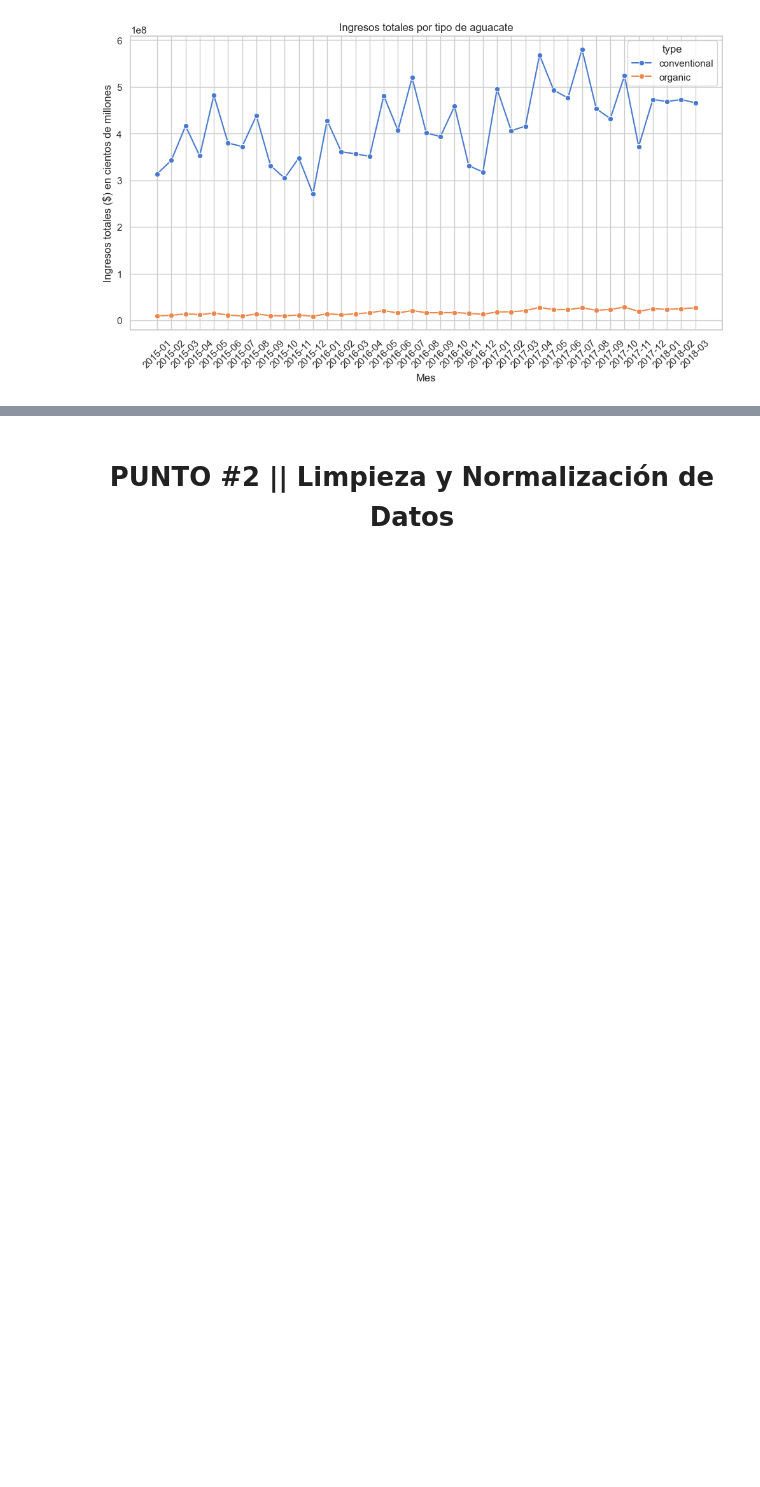
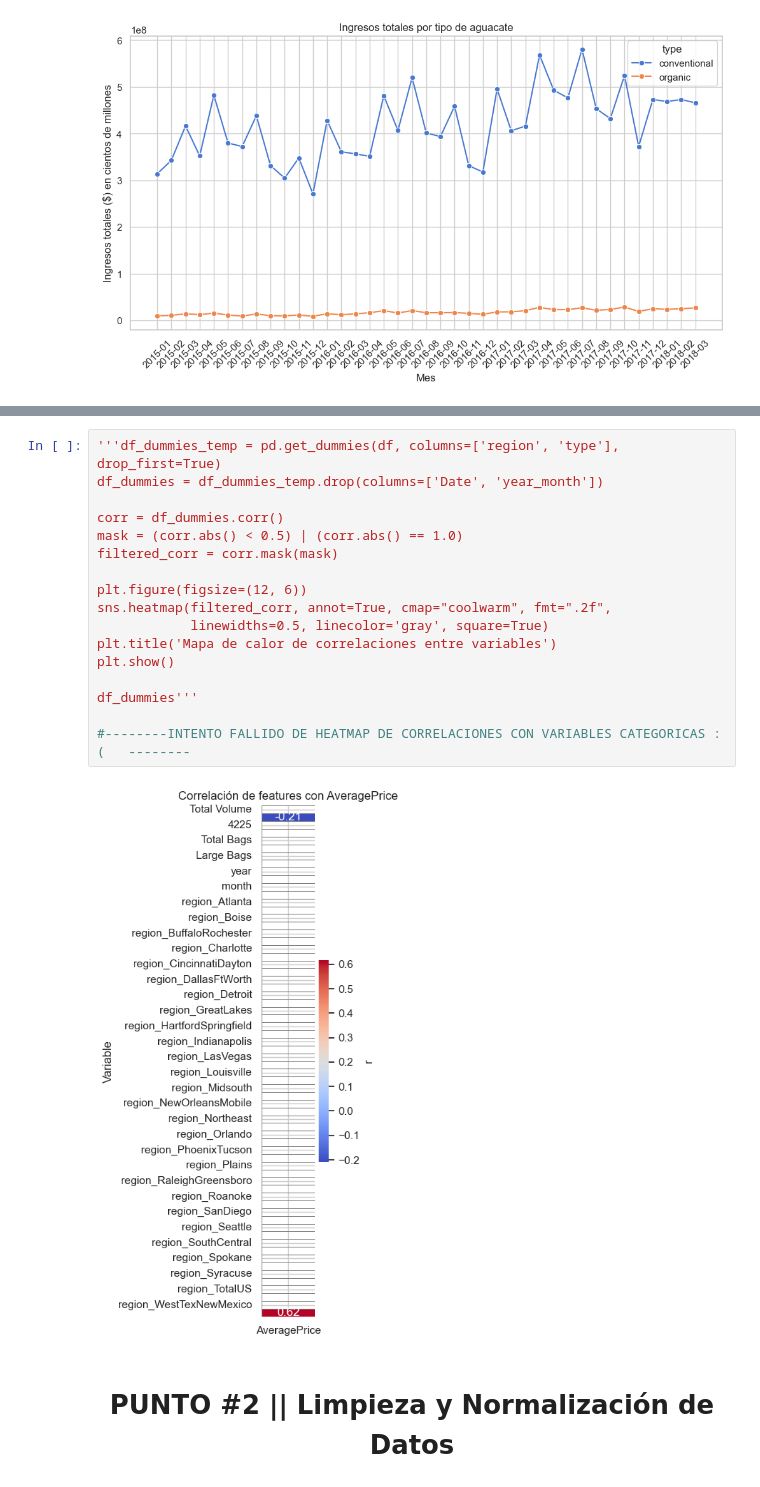
Before and after one commit to juancursed/avocado_prices, a Jupyter notebook: main.ipynb, the cells around one changed output, grey strips where cells are left out. Saved outputs shown, nothing was run; the diff lists cells and outputs as text; blank space fills up the shorter version.

Commit message:
Primer intento de regresion lineal

```diff
--- a/main.ipynb
+++ b/main.ipynb
@@ -383,3 +427,22 @@ ingreso_por_tipo.head()
+# %%
+'''df_dummies_temp = pd.get_dummies(df, columns=['region', 'type'], drop_first=True)
+df_dummies = df_dummies_temp.drop(columns=['Date', 'year_month'])
+
+corr = df_dummies.corr()
+mask = (corr.abs() < 0.5) | (corr.abs() == 1.0)
+filtered_corr = corr.mask(mask)
+
+plt.figure(figsize=(12, 6))
+sns.heatmap(filtered_corr, annot=True, cmap="coolwarm", fmt=".2f",
+            linewidths=0.5, linecolor='gray', square=True)
+plt.title('Mapa de calor de correlaciones entre variables')
+plt.show()
+
+df_dummies'''
+
+#--------INTENTO FALLIDO DE HEATMAP DE CORRELACIONES CON VARIABLES CATEGORICAS :(   --------
+# %% [output]
+[figure, added]
 # %% [markdown]
 # <h1 align="center"> <b> PUNTO #2 || Limpieza y Normalización de Datos </b></h1>
 # %% [markdown]
```
Also changed, not shown: parts of 17 cells of this notebook.
